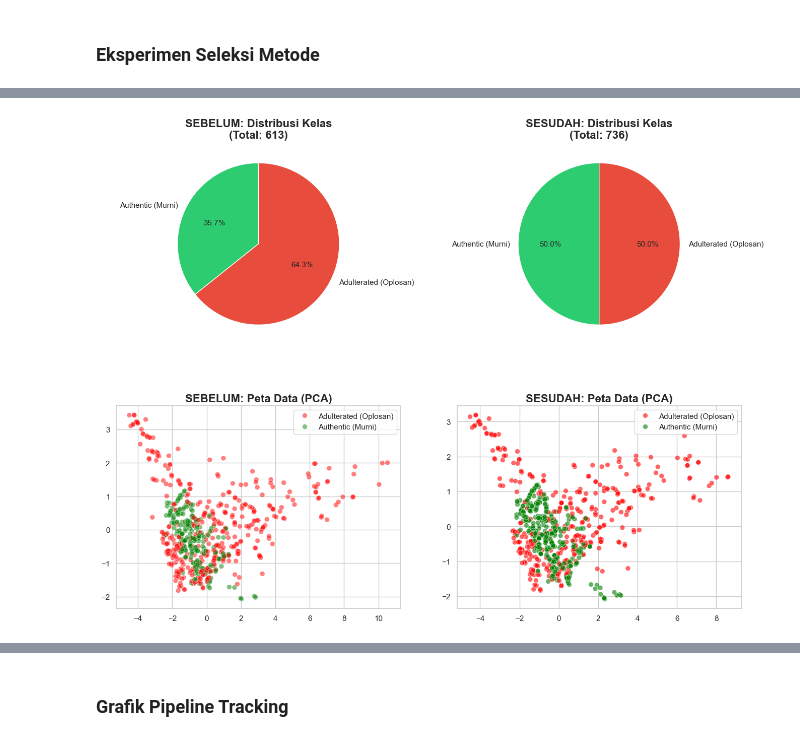
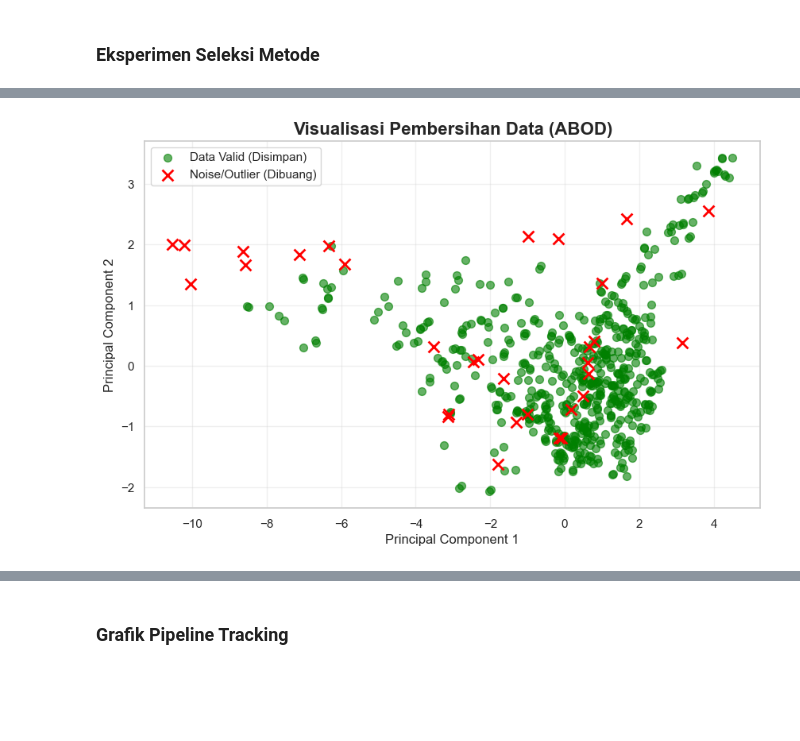
Before and after one commit to AqbilBarakaa/psd, a Jupyter notebook: UAS.ipynb, the cells around one changed output, grey strips where cells are left out. Saved outputs shown, nothing was run; the diff lists cells and outputs as text; code cells hidden in the pictures; blank space fills up the shorter version.

Commit message:
Update file code without resampling

```diff
--- a/UAS.ipynb
+++ b/UAS.ipynb
@@ -499,62 +535,51 @@ JUARA KOMBINASI: ABOD (Angle-Based) + SMOTE
 # %%
-print("EKSEKUSI FINAL & VISUALISASI PERUBAHAN")
-
-# SIAPKAN DATA
 X_before, y_before = X_train.copy(), y_train.copy()
-X_cleaned, y_cleaned = X_train.copy(), y_train.copy()
 X_final, y_final = X_train.copy(), y_train.copy()
 
-# EKSEKUSI OUTLIER REMOVAL (Tahap 1)
+# METODE TERPILIH
 if best_combo['out_model'] is not None:
     model_out = best_combo['out_model']
-    model_out.fit(X_before)
+    model_out.fit(X_final)
+
+    # Ambil data yang normal saja (Label 0)
     mask_inlier = (model_out.labels_ == 0)
 
-    X_cleaned = X_before[mask_inlier]
-    y_cleaned = y_before[mask_inlier]
-    X_final, y_final = X_cleaned, y_cleaned
-    print(f"Tahap 1 (Cleaning) Selesai: {len(X_before) - len(X_cleaned)} outlier dibuang.")
+    X_final = X_final[mask_inlier]
+    y_final = y_final[mask_inlier]
+
+    n_dibuang = len(X_before) - len(X_final)
+    print(f"Cleaning Selesai. Dibuang: {n_dibuang} sampel (terdeteksi noise/rusak).")
 else:
-    print("Tahap 1 (Cleaning) Skipped (Sesuai hasil seleksi).")
+    print("Menggunakan Data Asli (Tanpa pembuangan data).")
 
-# EKSEKUSI RESAMPLING (Tahap 2)
-if best_combo['res_model'] is not None:
-    model_res = best_combo['res_model']
-    X_final, y_final = model_res.fit_resample(X_final, y_final)
-    print(f"Tahap 2 (Balancing) Selesai: Total data menjadi {len(X_final)}.")
+
+# VISUALISASI
+pca = PCA(n_components=2)
+X_pca_all = pca.fit_transform(X_before)
+
+plt.figure(figsize=(10, 6))
+
+if best_combo['out_model'] is not None:
+    # Plot Data Bersih (Hijau)
+    plt.scatter(X_pca_all[mask_inlier, 0], X_pca_all[mask_inlier, 1],
+                c='green', label='Data Valid (Disimpan)', alpha=0.6, s=50)
+    # Plot Outlier (Merah Silang)
+    plt.scatter(X_pca_all[~mask_inlier, 0], X_pca_all[~mask_inlier, 1],
+                c='red', label='Noise/Outlier (Dibuang)', marker='x', s=100)
 else:
-    print("Tahap 2 (Balancing) Skipped (Sesuai hasil seleksi).")
+    # Jika tidak ada cleaning, plot semua hijau
+    plt.scatter(X_pca_all[:, 0], X_pca_all[:, 1], c='green', label='Data Asli', alpha=0.6)
 
-# VISUALISASI BEFORE vs AFTER
-fig, axes = plt.subplots(2, 2, figsize=(16, 12))
-plt.subplots_adjust(hspace=0.3, wspace=0.2)
-my_palette = {'Authentic (Murni)': 'green', 'Adulterated (Oplosan)': 'red'}
-
-# Pie Chart (Distribusi)
-# Before
-u_bef, c_bef = np.unique(y_before, return_counts=True)
-axes[0, 0].pie(c_bef, labels=[class_map[i] for i in u_bef], autopct='%1.1f%%', colors=['#2ecc71', '#e74c3c'], startangle=90)
-axes[0, 0].set_title(f"SEBELUM: Distribusi Kelas\n(Total: {len(y_before)})", fontweight='bold')
-# After
-u_aft, c_aft = np.unique(y_final, return_counts=True)
-axes[0, 1].pie(c_aft, labels=[class_map[i] for i in u_aft], autopct='%1.1f%%', colors=['#2ecc71', '#e74c3c'], startangle=90)
-axes[0, 1].set_title(f"SESUDAH: Distribusi Kelas\n(Total: {len(y_final)})", fontweight='bold')
-
-# PCA Scatter (Struktur Data)
-pca = PCA(n_components=2)
-# Before
-X_pca_bef = pca.fit_transform(X_before)
-sns.scatterplot(x=X_pca_bef[:,0], y=X_pca_bef[:,1], hue=[class_map[i] for i in y_before], palette=my_palette, alpha=0.5, s=50, ax=axes[1,0])
-axes[1, 0].set_title("SEBELUM: Peta Data (PCA)", fontweight='bold')
-# After
-X_pca_aft = pca.fit_transform(X_final)
-sns.scatterplot(x=X_pca_aft[:,0], y=X_pca_aft[:,1], hue=[class_map[i] for i in y_final], palette=my_palette, alpha=0.6, s=50, ax=axes[1,1])
-axes[1, 1].set_title("SESUDAH: Peta Data (PCA)", fontweight='bold')
-
+plt.title(f"Visualisasi Pembersihan Data ({best_combo['out_name']})", fontweight='bold')
+plt.xlabel("Principal Component 1")
+plt.ylabel("Principal Component 2")
+plt.legend()
+plt.grid(True, alpha=0.3)
 plt.show()
 
-# UPDATE VARIABEL GLOBAL UNTUK BAB SELANJUTNYA
-X_train = X_final
-y_train = y_final
-print("Variabel X_train dan y_train telah diperbarui dengan data hasil preprocessing.")
+# UPDATE VARIABEL GLOBAL
+X_train_final = X_final
+y_train_final = y_final
+
+print("Variabel 'X_train_final' siap digunakan untuk Modeling (Bab 4).")
 # %% [output]
@@ -564 +587 @@ Tahap 2 (Balancing) Selesai: Total data menjadi 736.
-[figure, old version]
+[figure, new version]
```
Also changed, not shown: parts of 24 cells of this notebook, 27 other files.
